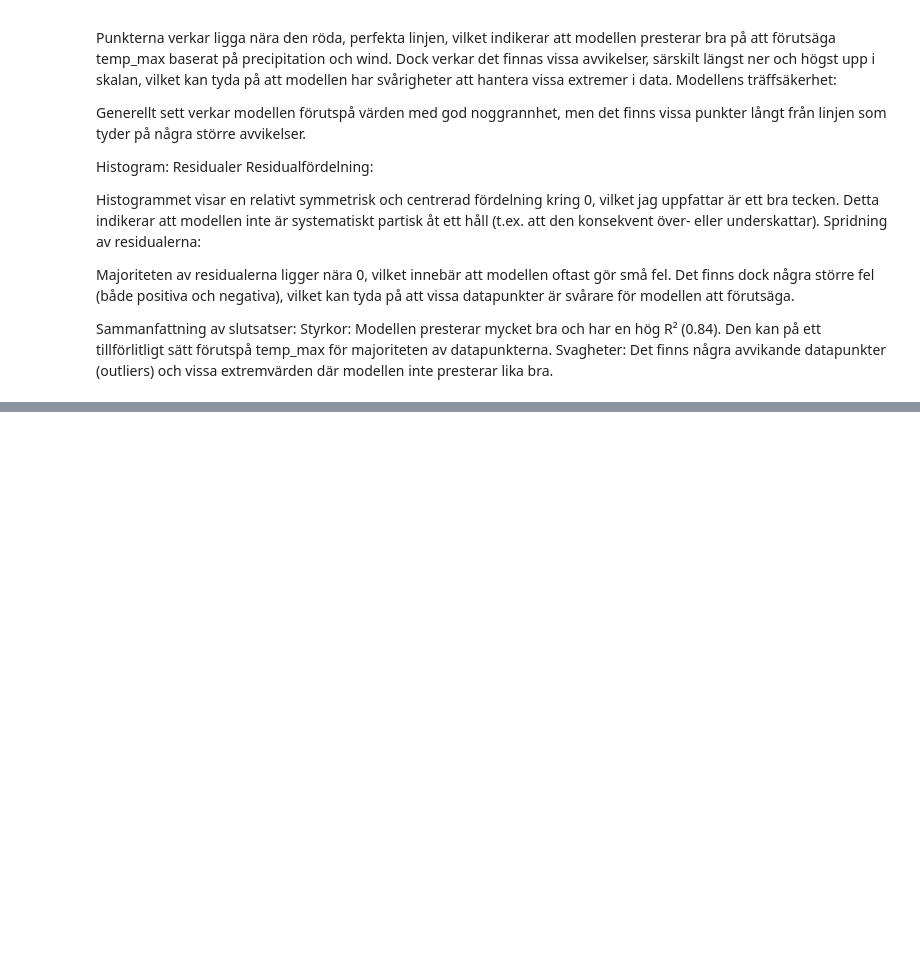
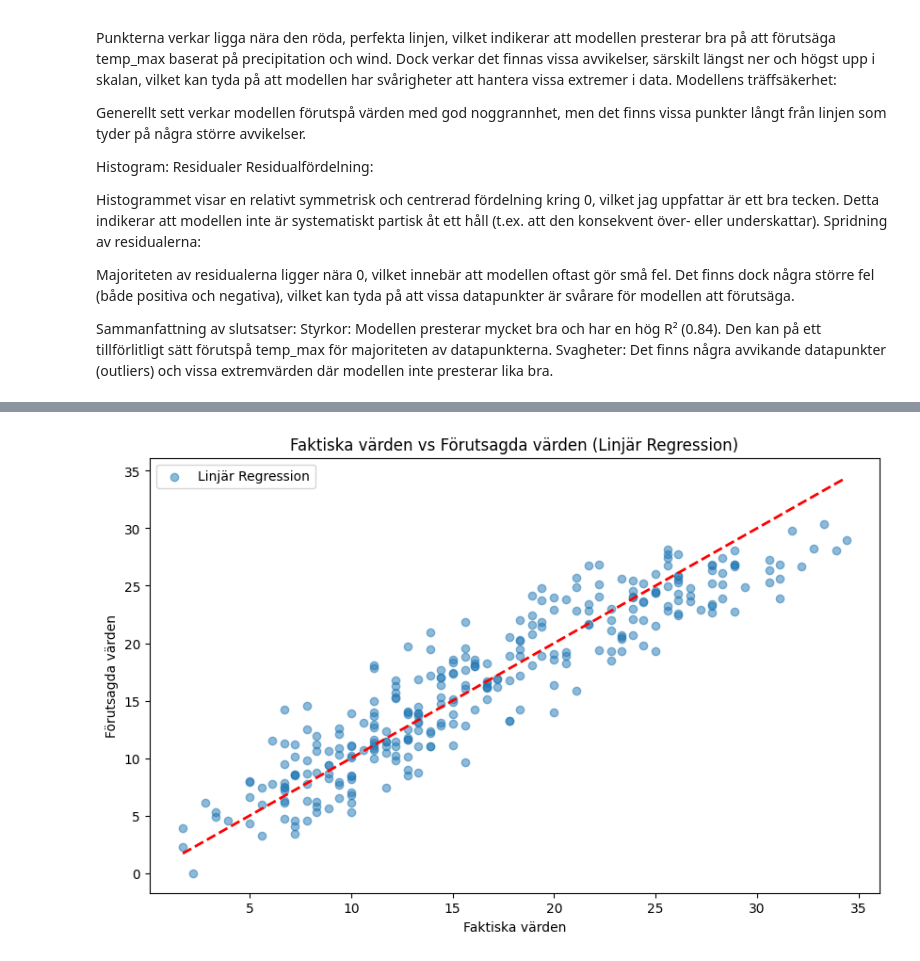
Before and after one commit to christopherwahlstrom/pythonprojectai, a Jupyter notebook: notebooks/analysis.ipynb, the cells around one changed output, grey strips where cells are left out. Cells and saved outputs as stored; diff of their text form; code cells hidden in the pictures; blank space fills up the shorter version.

```diff
--- a/notebooks/analysis.ipynb
+++ b/notebooks/analysis.ipynb
@@ -260,0 +263,97 @@ Svagheter: Det finns några avvikande datapunkter (outliers) och vissa extremvä
+# %%
+import pandas as pd
+import tensorflow as tf
+from tensorflow.keras.models import Sequential
+from tensorflow.keras.layers import Dense, Dropout
+from sklearn.model_selection import train_test_split
+from sklearn.preprocessing import StandardScaler
+from sklearn.linear_model import LinearRegression
+from sklearn.ensemble import RandomForestRegressor
+import matplotlib.pyplot as plt
+
+# Läs in datasetet
+file_path = "../data/seattle-weather.csv"
+try:
+    df = pd.read_csv(file_path)
+except FileNotFoundError:
+    print(f"Filen {file_path} hittades inte.")
+    raise
+except pd.errors.EmptyDataError:
+    print("Filen är tom.")
+    raise
+except pd.errors.ParserError:
+    print("Filen kunde inte parsas.")
+    raise
+
+# Kontrollerar att nödvändiga kolumner finns
+required_columns = ['date', 'temp_max']
+for col in required_columns:
+    if col not in df.columns:
+        raise KeyError(f"Kolumnen '{col}' saknas i datasetet.")
+
+# Hanterar tomma värden
+if df.isnull().values.any():
+    print("Datasetet innehåller tomma värden. Hanterar dessa...")
+    df = df.dropna()
+
+# Konverterar datumkolumnen till datetime-format och extrahera funktioner
+try:
+    df['date'] = pd.to_datetime(df['date'])
+    df['year'] = df['date'].dt.year
+    df['month'] = df['date'].dt.month
+    df['day'] = df['date'].dt.day
+    df = df.drop('date', axis=1)
+except KeyError:
+    print("Datumkolumnen saknas i datasetet.")
+    raise
+
+# Lägger till One-Hot Encoding för 'weather' kolumnen
+df = pd.get_dummies(df, columns=['weather'], drop_first=True)
+
+# Definerar mina X (funktionerna ) och y (min målvariabel)
+try:
+    X = df.drop('temp_max', axis=1)  # Vald kolumn av mig för förutsägelse
+    y = df['temp_max']  # Vald kolumn för förutsägelse
+except KeyError:
+    print("Kolumnen 'temp_max' saknas i datasetet.")
+    raise
+
+# Dela upp mitt data i tränings- och testuppsättningar (80% träning, 20% test)
+X_train, X_test, y_train, y_test = train_test_split(X, y, test_size=0.2, random_state=42)
+
+# Skala min data
+scaler = StandardScaler()
+X_train_scaled = scaler.fit_transform(X_train)
+X_test_scaled = scaler.transform(X_test)
+
+# Bygg en linjär regressionsmodell
+lin_reg_model = LinearRegression()
+lin_reg_model.fit(X_train_scaled, y_train)
+y_pred_lin_reg = lin_reg_model.predict(X_test_scaled)
+
+# Bygg en Random Forest-modell
+rf_model = RandomForestRegressor(n_estimators=100, random_state=42)
+rf_model.fit(X_train_scaled, y_train)
+y_pred_rf = rf_model.predict(X_test_scaled)
+
+# Plotta de faktiska värdena mot de förutsagda värdena för linjär regression
+plt.figure(figsize=(10, 6))
+plt.scatter(y_test, y_pred_lin_reg, alpha=0.5, label='Linjär Regression')
+plt.plot([y_test.min(), y_test.max()], [y_test.min(), y_test.max()], 'r--', lw=2)
+plt.xlabel('Faktiska värden')
+plt.ylabel('Förutsagda värden')
+plt.title('Faktiska värden vs Förutsagda värden (Linjär Regression)')
+plt.legend()
+plt.show()
+
+# Plotta de faktiska värdena mot de förutsagda värdena för Random Forest
+plt.figure(figsize=(10, 6))
+plt.scatter(y_test, y_pred_rf, alpha=0.5, label='Random Forest')
+plt.plot([y_test.min(), y_test.max()], [y_test.min(), y_test.max()], 'r--', lw=2)
+plt.xlabel('Faktiska värden')
+plt.ylabel('Förutsagda värden')
+plt.title('Faktiska värden vs Förutsagda värden (Random Forest)')
+plt.legend()
+plt.show()
+# %% [output]
+[figure, added]
```
Also changed, not shown: parts of 2 cells of this notebook.
